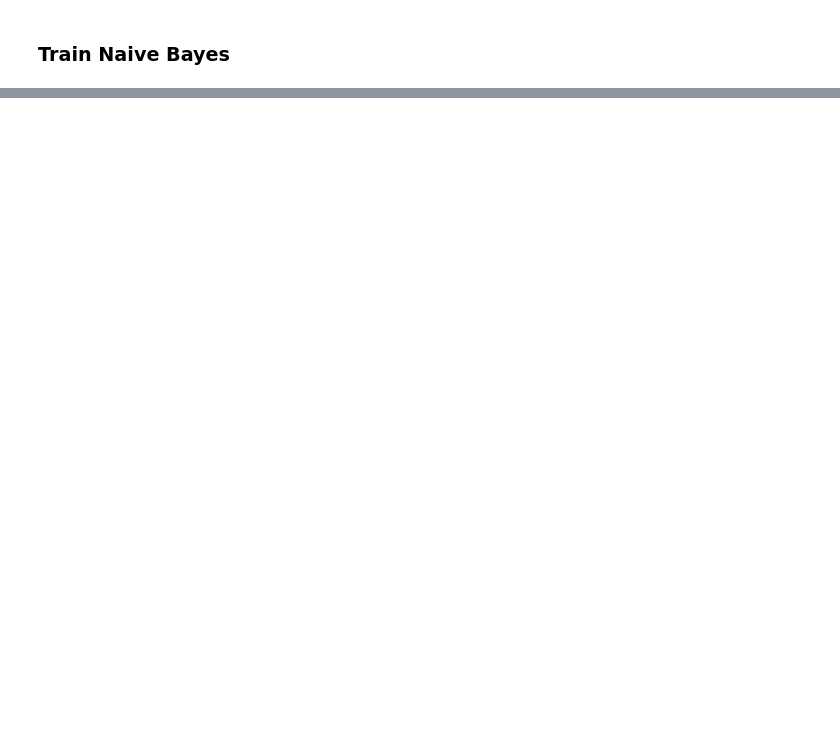
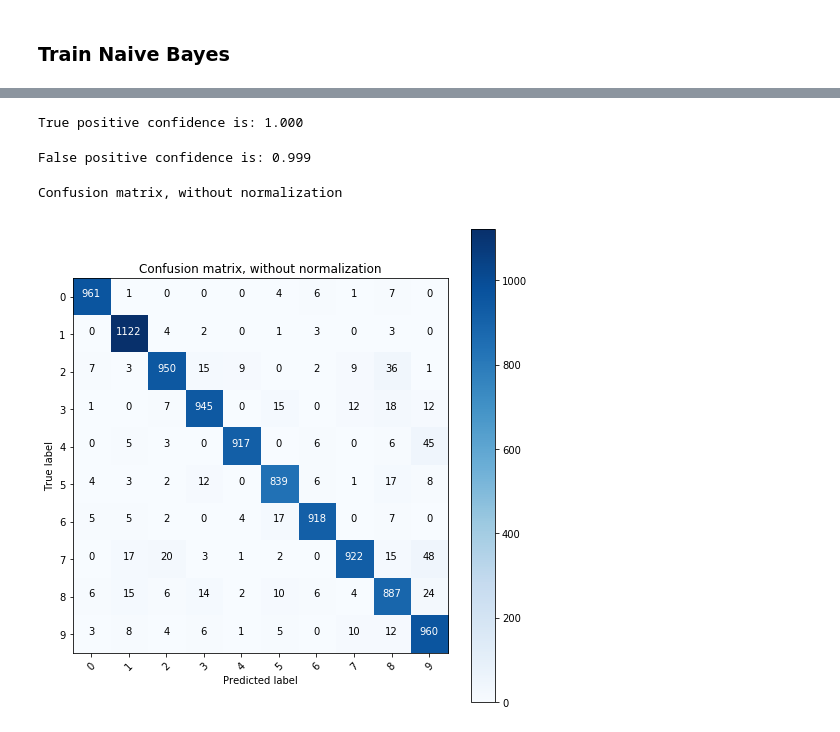
Before and after one commit to fablln/Advanced-Statistical-Inference, a Jupyter notebook: final_exercise.ipynb, the cells around one changed output, grey strips where cells are left out. Saved outputs shown, nothing was run; the diff lists cells and outputs as text; code cells hidden in the pictures; blank space fills up the shorter version.

```diff
--- a/final_exercise.ipynb
+++ b/final_exercise.ipynb
@@ -730,14 +760,34 @@ true_Positive_p = []
 for i,x in enumerate(trues):
     if x == prediction_p[i][0]:
         true_Positive_p.append(prediction_p[i][1])
-np.mean(true_Positive_p)
+TP_confidence = np.mean(true_Positive_p)
+print('True positive confidence is: %.3f' % TP_confidence)
+# %% [output]
+True positive confidence is: 1.000
 # %%
 prediction_p = [(np.argmax(x),x[int(np.argmax(x))])  for x in predictions_prob]
 false_Positive_p = []
 for i,x in enumerate(trues):
     if x != prediction_p[i][0]:
         false_Positive_p.append(prediction_p[i][1])
-np.mean(false_Positive_p)
+FP_confidence = np.mean(false_Positive_p)
+print('False positive confidence is: %.3f' % FP_confidence)
+# %% [output]
+False positive confidence is: 0.999
+# %%
+# Compute confusion matrix
+cnf_matrix = confusion_matrix(trues, predictions)
+class_names=range(10)
+np.set_printoptions(precision=2)
+
+# Plot non-normalized confusion matrix
+plt.figure(figsize=(7,7))
+plot_confusion_matrix(cnf_matrix, classes=class_names,
+                      title='Confusion matrix, without normalization')
+plt.show()
+# %% [output]
+Confusion matrix, without normalization
+[figure, added]
 # %% [markdown]
 ### Comment
 We see that we obtained a way better accuracy. The problem is that we still obtain a lower accuracy when we compare the result to the LeNet5_only.
```
Also changed, not shown: parts of 22 cells of this notebook.
